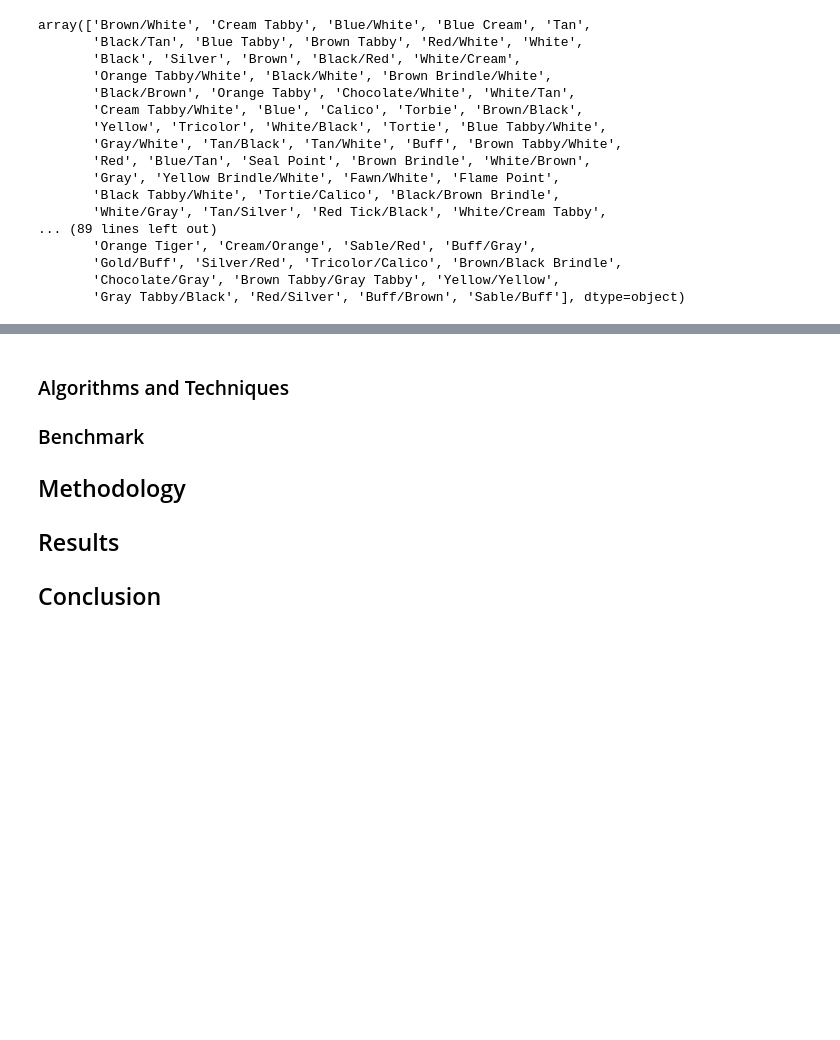
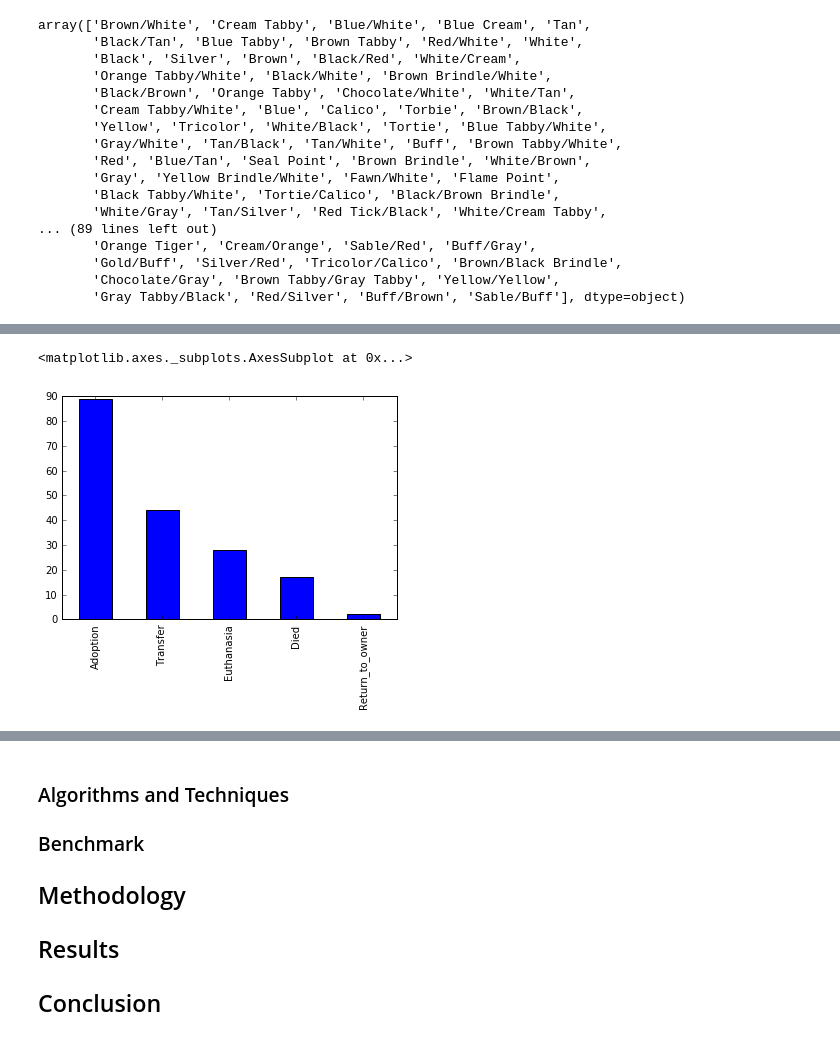
Before and after one commit to dippindots/kaggle-shelter-animal-outcomes, a Jupyter notebook: src/report.ipynb, the cells around one changed output, grey strips where cells are left out. Cells and saved outputs as stored; diff of their text form; code cells hidden in the pictures; blank space fills up the shorter version.

Commit message:
Adding IsEightAM feature.

```diff
--- a/src/report.ipynb
+++ b/src/report.ipynb
@@ -152,0 +159,10 @@ array(['Brown/White', 'Cream Tabby', 'Blue/White', 'Blue Cream', 'Tan',
+# %%
+def get_hour(date_time):
+    return date_time.hour
+hour = cats['DateTime'].apply(get_hour)
+cats.loc[:, 'Hour'] = hour
+cats_at_eight = cats[cats['Hour'] == 8]
+cats_at_eight['OutcomeType'].value_counts().plot(kind='bar')
+# %% [output]
+<matplotlib.axes._subplots.AxesSubplot at 0x...>
+[figure, added]
```
Also changed, not shown: parts of 3 cells of this notebook, 3 other files.
